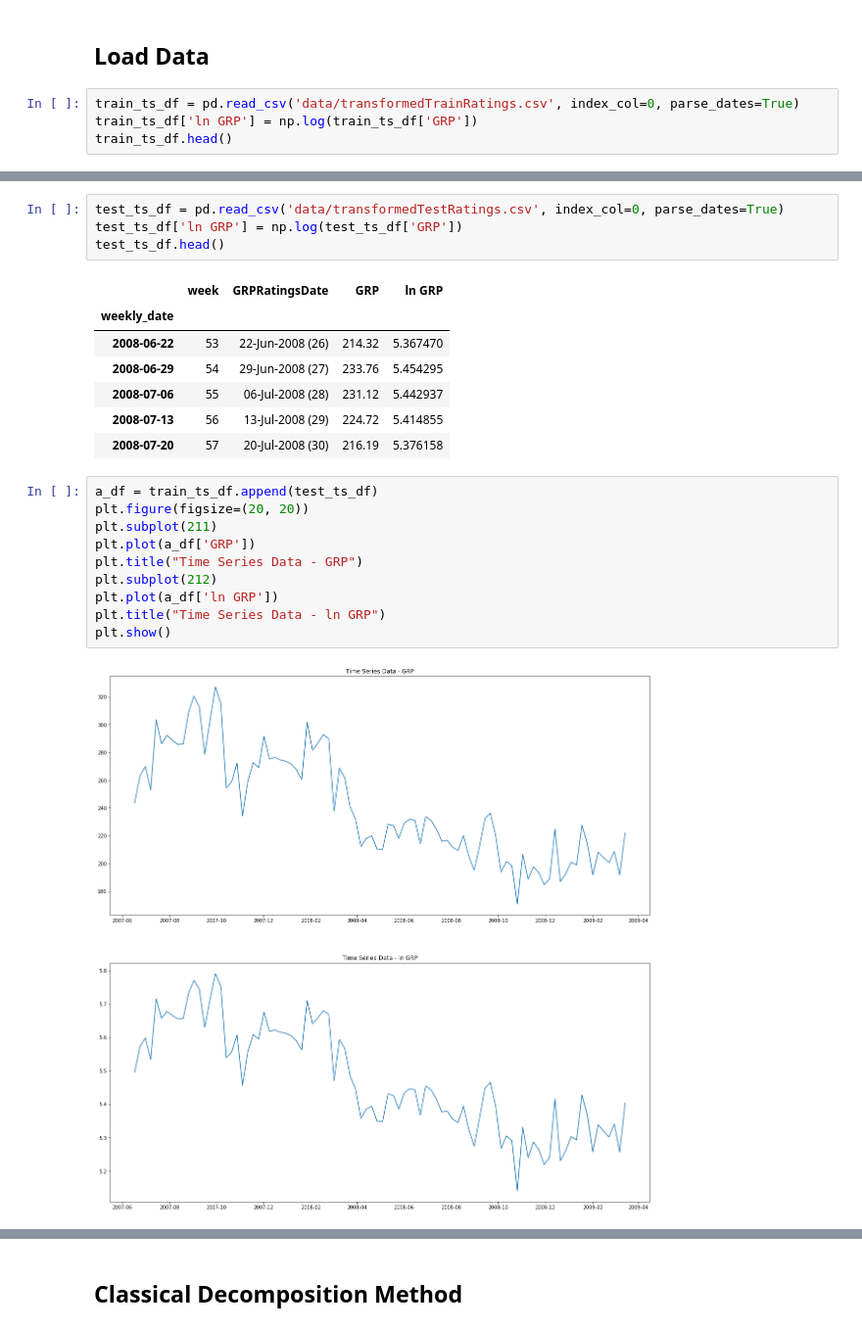
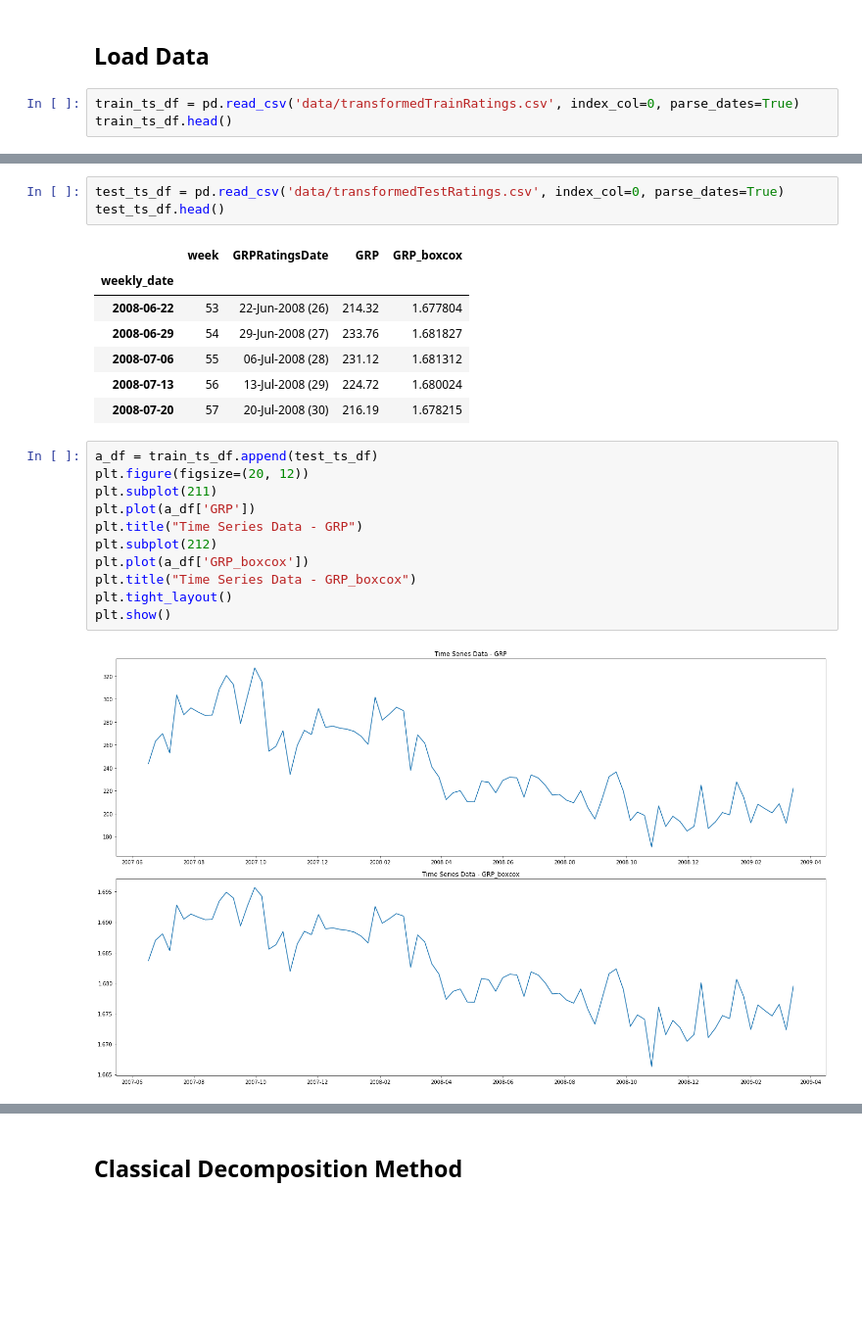
Before and after one commit to tkokkeng/KE5108-TVChannelRatings, a Jupyter notebook: decomposition.ipynb, the cells around one changed output, grey strips where cells are left out. Shown at 98% size. Saved outputs shown, nothing was run; the diff lists cells and outputs as text; blank space fills up the shorter version.

```diff
--- a/decomposition.ipynb
+++ b/decomposition.ipynb
@@ -18,6 +22,5 @@ import statsmodels.api as sm
 ## Load Data
 # %%
 train_ts_df = pd.read_csv('data/transformedTrainRatings.csv', index_col=0, parse_dates=True)
-train_ts_df['ln GRP'] = np.log(train_ts_df['GRP'])
 train_ts_df.head()
 # %% [output]
@@ -31,24 +34,24 @@ train_ts_df.head()
 # %%
 test_ts_df = pd.read_csv('data/transformedTestRatings.csv', index_col=0, parse_dates=True)
-test_ts_df['ln GRP'] = np.log(test_ts_df['GRP'])
 test_ts_df.head()
 # %% [output]
-|  | week | GRPRatingsDate | GRP | ln GRP |
+|  | week | GRPRatingsDate | GRP | GRP_boxcox |
 | weekly_date |  |  |  |  |
-| 2008-06-22 | 53 | 22-Jun-2008 (26) | 214.32 | 5.367470 |
-| 2008-06-29 | 54 | 29-Jun-2008 (27) | 233.76 | 5.454295 |
-| 2008-07-06 | 55 | 06-Jul-2008 (28) | 231.12 | 5.442937 |
-| 2008-07-13 | 56 | 13-Jul-2008 (29) | 224.72 | 5.414855 |
-| 2008-07-20 | 57 | 20-Jul-2008 (30) | 216.19 | 5.376158 |
+| 2008-06-22 | 53 | 22-Jun-2008 (26) | 214.32 | 1.677804 |
+| 2008-06-29 | 54 | 29-Jun-2008 (27) | 233.76 | 1.681827 |
+| 2008-07-06 | 55 | 06-Jul-2008 (28) | 231.12 | 1.681312 |
+| 2008-07-13 | 56 | 13-Jul-2008 (29) | 224.72 | 1.680024 |
+| 2008-07-20 | 57 | 20-Jul-2008 (30) | 216.19 | 1.678215 |
 # %%
 a_df = train_ts_df.append(test_ts_df)
-plt.figure(figsize=(20, 20))
+plt.figure(figsize=(20, 12))
 plt.subplot(211)
 plt.plot(a_df['GRP'])
 plt.title("Time Series Data - GRP")
 plt.subplot(212)
-plt.plot(a_df['ln GRP'])
-plt.title("Time Series Data - ln GRP")
+plt.plot(a_df['GRP_boxcox'])
+plt.title("Time Series Data - GRP_boxcox")
+plt.tight_layout()
 plt.show()
 # %% [output]
-[figure, old version]
+[figure, new version]
```
Also changed, not shown: parts of 25 cells of this notebook.
